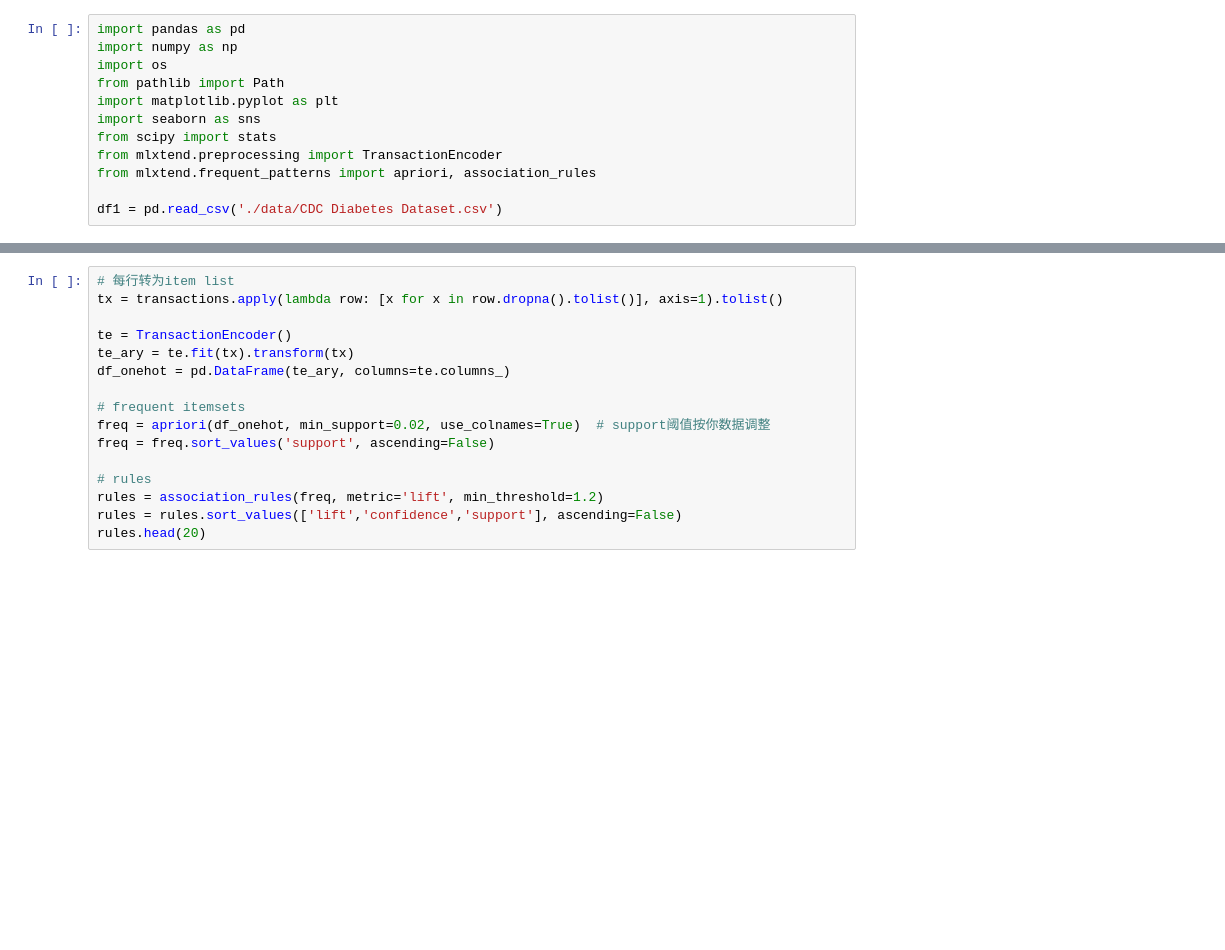
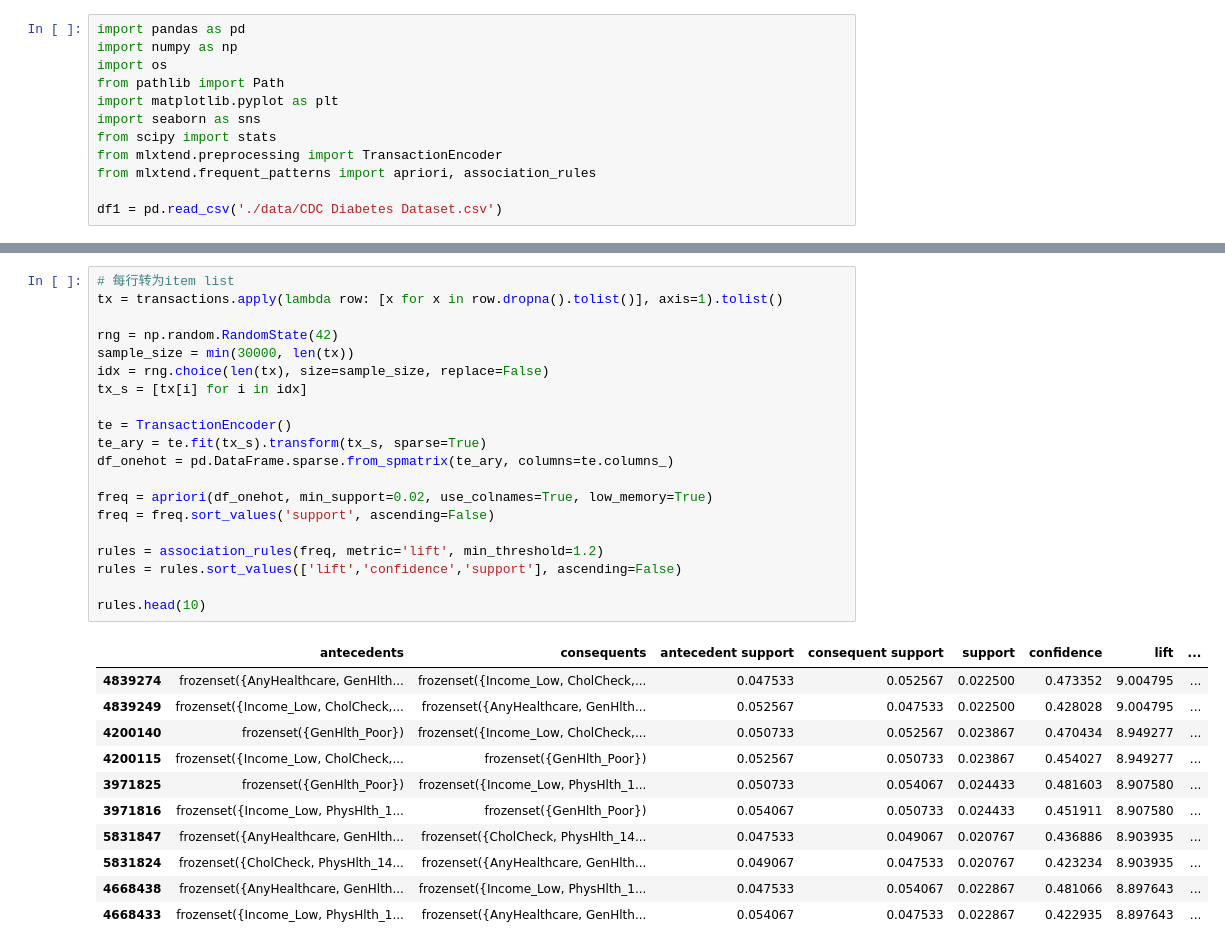
Before and after one commit to KevinSpadesAce/Diabete-Data-Mining, a Jupyter notebook: Association_Rule_Mining.ipynb, the cells around one changed output, grey strips where cells are left out. Cells and saved outputs as stored; diff of their text form; blank space fills up the shorter version.

```diff
--- a/Association_Rule_Mining.ipynb
+++ b/Association_Rule_Mining.ipynb
@@ -59,19 +57,35 @@ DTypePromotionError: The DType <class 'numpy.dtypes.StrDType'> could not be prom
 # %%
 # 每行转为item list
 tx = transactions.apply(lambda row: [x for x in row.dropna().tolist()], axis=1).tolist()
 
+rng = np.random.RandomState(42)
+sample_size = min(30000, len(tx))
+idx = rng.choice(len(tx), size=sample_size, replace=False)
+tx_s = [tx[i] for i in idx]
+
 te = TransactionEncoder()
-te_ary = te.fit(tx).transform(tx)
-df_onehot = pd.DataFrame(te_ary, columns=te.columns_)
+te_ary = te.fit(tx_s).transform(tx_s, sparse=True)
+df_onehot = pd.DataFrame.sparse.from_spmatrix(te_ary, columns=te.columns_)
 
-# frequent itemsets
-freq = apriori(df_onehot, min_support=0.02, use_colnames=True)  # support阈值按你数据调整
+freq = apriori(df_onehot, min_support=0.02, use_colnames=True, low_memory=True)
 freq = freq.sort_values('support', ascending=False)
 
-# rules
 rules = association_rules(freq, metric='lift', min_threshold=1.2)
 rules = rules.sort_values(['lift','confidence','support'], ascending=False)
-rules.head(20)
+
+rules.head(10)
+# %% [output]
+|  | antecedents | consequents | antecedent support | consequent support | support | confidence | lift | ... |
+| 4839274 | frozenset({AnyHealthcare, GenHlth... | frozenset({Income_Low, CholCheck,... | 0.047533 | 0.052567 | 0.022500 | 0.473352 | 9.004795 | ... |
+| 4839249 | frozenset({Income_Low, CholCheck,... | frozenset({AnyHealthcare, GenHlth... | 0.052567 | 0.047533 | 0.022500 | 0.428028 | 9.004795 | ... |
+| 4200140 | frozenset({GenHlth_Poor}) | frozenset({Income_Low, CholCheck,... | 0.050733 | 0.052567 | 0.023867 | 0.470434 | 8.949277 | ... |
+| 4200115 | frozenset({Income_Low, CholCheck,... | frozenset({GenHlth_Poor}) | 0.052567 | 0.050733 | 0.023867 | 0.454027 | 8.949277 | ... |
+| 3971825 | frozenset({GenHlth_Poor}) | frozenset({Income_Low, PhysHlth_1... | 0.050733 | 0.054067 | 0.024433 | 0.481603 | 8.907580 | ... |
+| 3971816 | frozenset({Income_Low, PhysHlth_1... | frozenset({GenHlth_Poor}) | 0.054067 | 0.050733 | 0.024433 | 0.451911 | 8.907580 | ... |
+| 5831847 | frozenset({AnyHealthcare, GenHlth... | frozenset({CholCheck, PhysHlth_14... | 0.047533 | 0.049067 | 0.020767 | 0.436886 | 8.903935 | ... |
+| 5831824 | frozenset({CholCheck, PhysHlth_14... | frozenset({AnyHealthcare, GenHlth... | 0.049067 | 0.047533 | 0.020767 | 0.423234 | 8.903935 | ... |
+| 4668438 | frozenset({AnyHealthcare, GenHlth... | frozenset({Income_Low, PhysHlth_1... | 0.047533 | 0.054067 | 0.022867 | 0.481066 | 8.897643 | ... |
+| 4668433 | frozenset({Income_Low, PhysHlth_1... | frozenset({AnyHealthcare, GenHlth... | 0.054067 | 0.047533 | 0.022867 | 0.422935 | 8.897643 | ... |
 # %%
 strong_rules = rules[
     (rules["lift"] > 2.0) &
```
Also changed, not shown: parts of 2 cells of this notebook, 1 other file.
